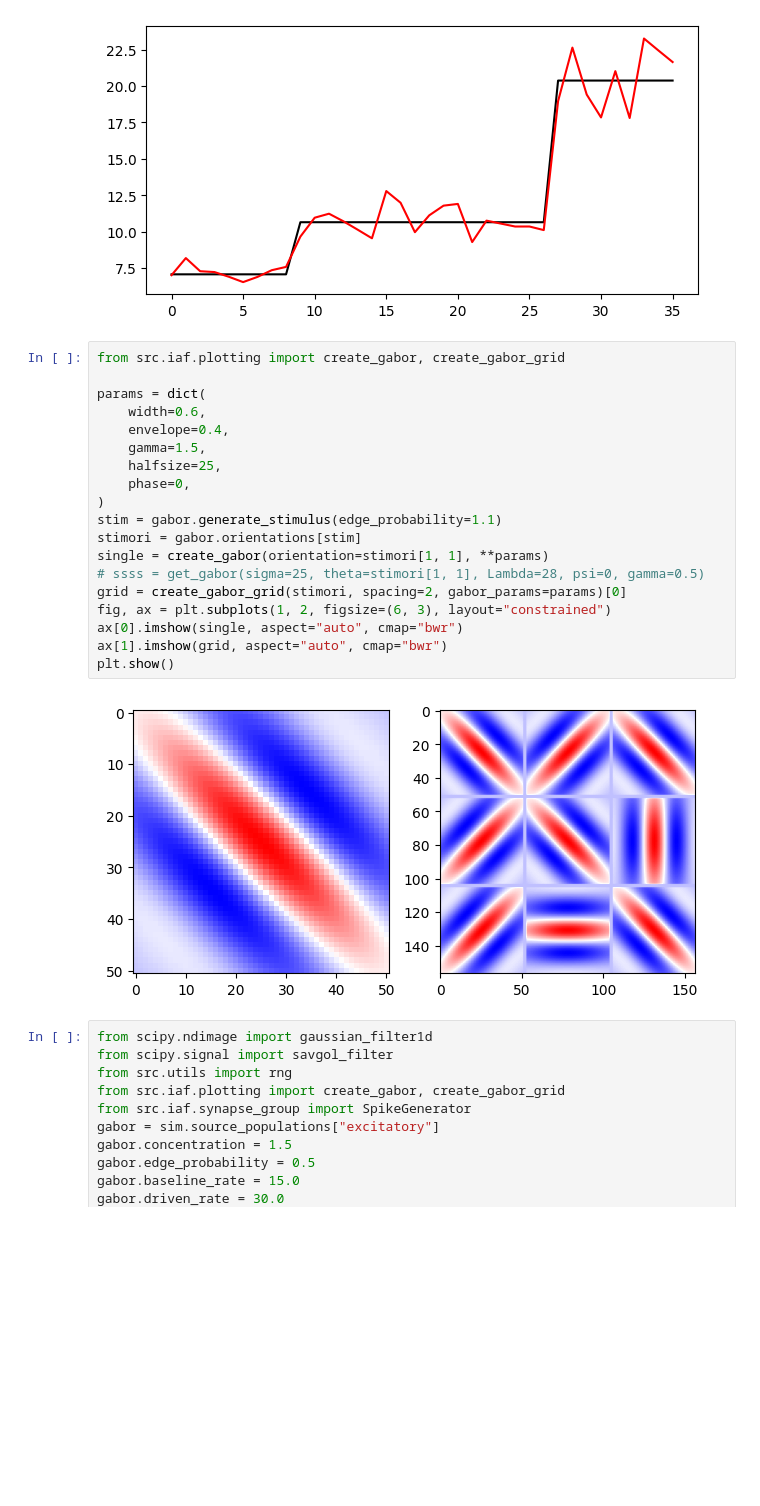
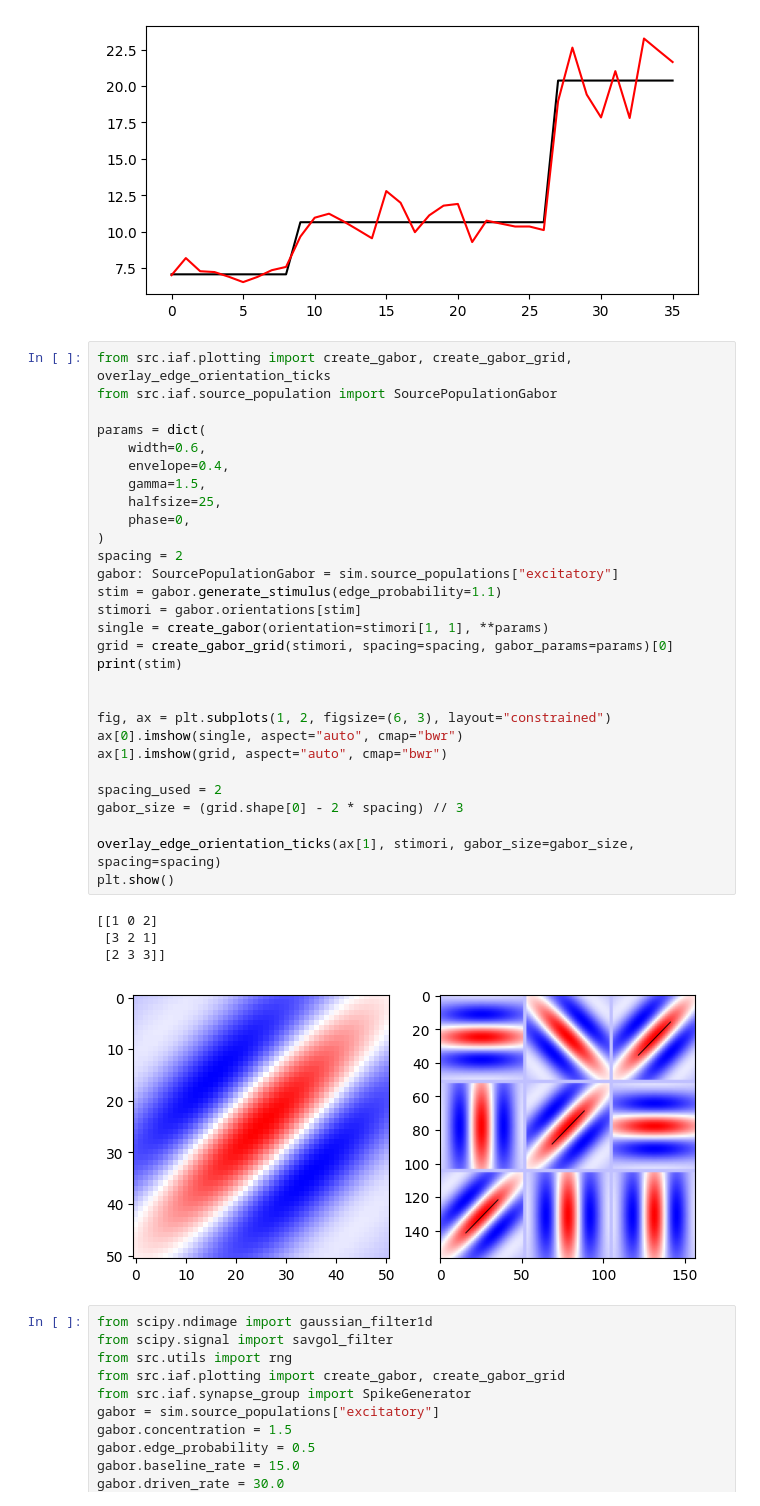
Before and after one commit to landoskape/plasticity-modeling, a Jupyter notebook: notebooks/iaf_hofer_run.ipynb, the cells around one changed output. Drawn from its saved outputs; the diff is of its cells as text; blank space fills up the shorter version.

Commit message:
testing weights and gabor code

```diff
--- a/notebooks/iaf_hofer_run.ipynb
+++ b/notebooks/iaf_hofer_run.ipynb
@@ -137,26 +137,39 @@ plt.show()
 # %% [output]
 [figure]
 # %%
-from src.iaf.plotting import create_gabor, create_gabor_grid
+from src.iaf.plotting import create_gabor, create_gabor_grid, overlay_edge_orientation_ticks
+from src.iaf.source_population import SourcePopulationGabor
 
 params = dict(
     width=0.6,
     envelope=0.4,
     gamma=1.5,
     halfsize=25,
     phase=0,
 )
+spacing = 2
+gabor: SourcePopulationGabor = sim.source_populations["excitatory"]
 stim = gabor.generate_stimulus(edge_probability=1.1)
 stimori = gabor.orientations[stim]
 single = create_gabor(orientation=stimori[1, 1], **params)
-# ssss = get_gabor(sigma=25, theta=stimori[1, 1], Lambda=28, psi=0, gamma=0.5)
-grid = create_gabor_grid(stimori, spacing=2, gabor_params=params)[0]
+grid = create_gabor_grid(stimori, spacing=spacing, gabor_params=params)[0]
+print(stim)
+
+
 fig, ax = plt.subplots(1, 2, figsize=(6, 3), layout="constrained")
 ax[0].imshow(single, aspect="auto", cmap="bwr")
 ax[1].imshow(grid, aspect="auto", cmap="bwr")
+
+spacing_used = 2
+gabor_size = (grid.shape[0] - 2 * spacing) // 3
+
+overlay_edge_orientation_ticks(ax[1], stimori, gabor_size=gabor_size, spacing=spacing)
 plt.show()
 # %% [output]
+[[1 0 2]
+ [3 2 1]
+ [2 3 3]]
-[figure, old version]
+[figure, new version]
 # %%
 from scipy.ndimage import gaussian_filter1d
 from scipy.signal import savgol_filter
```
Also changed, not shown: 1 other file.
